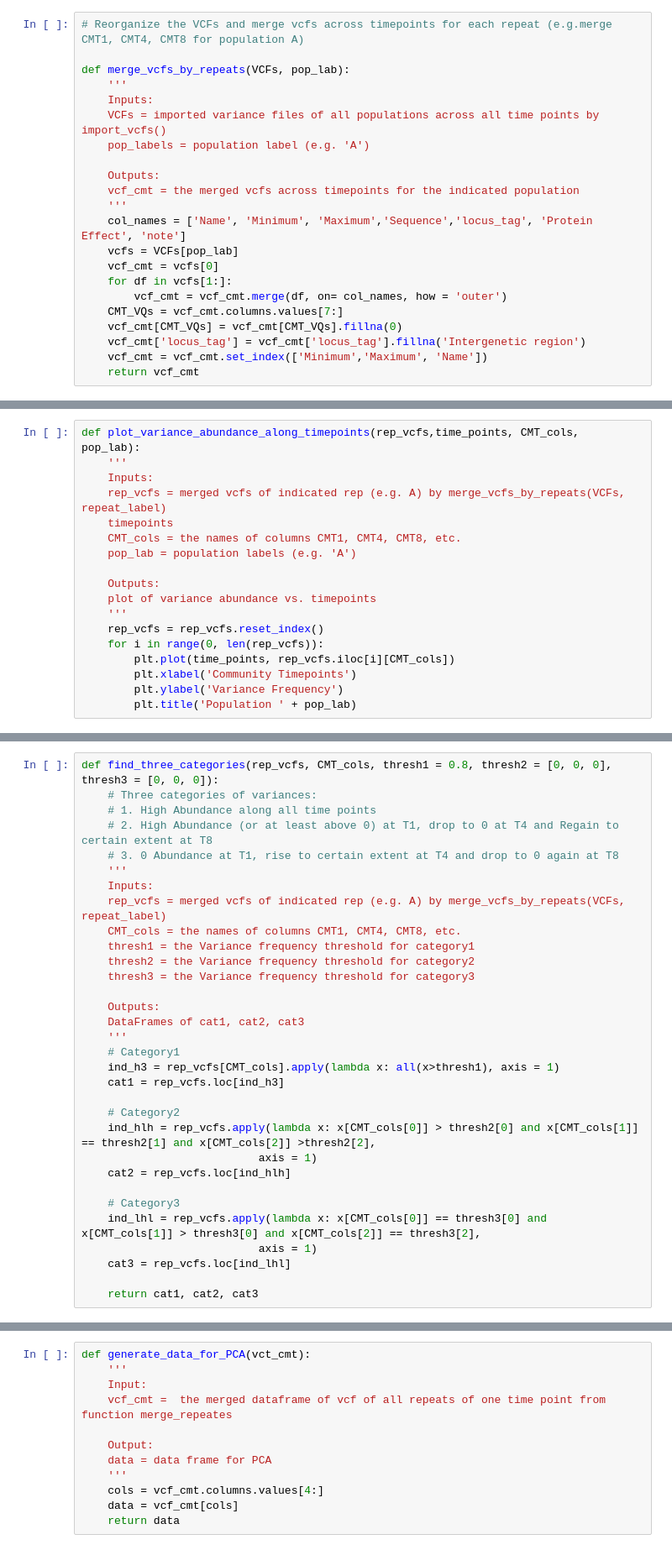
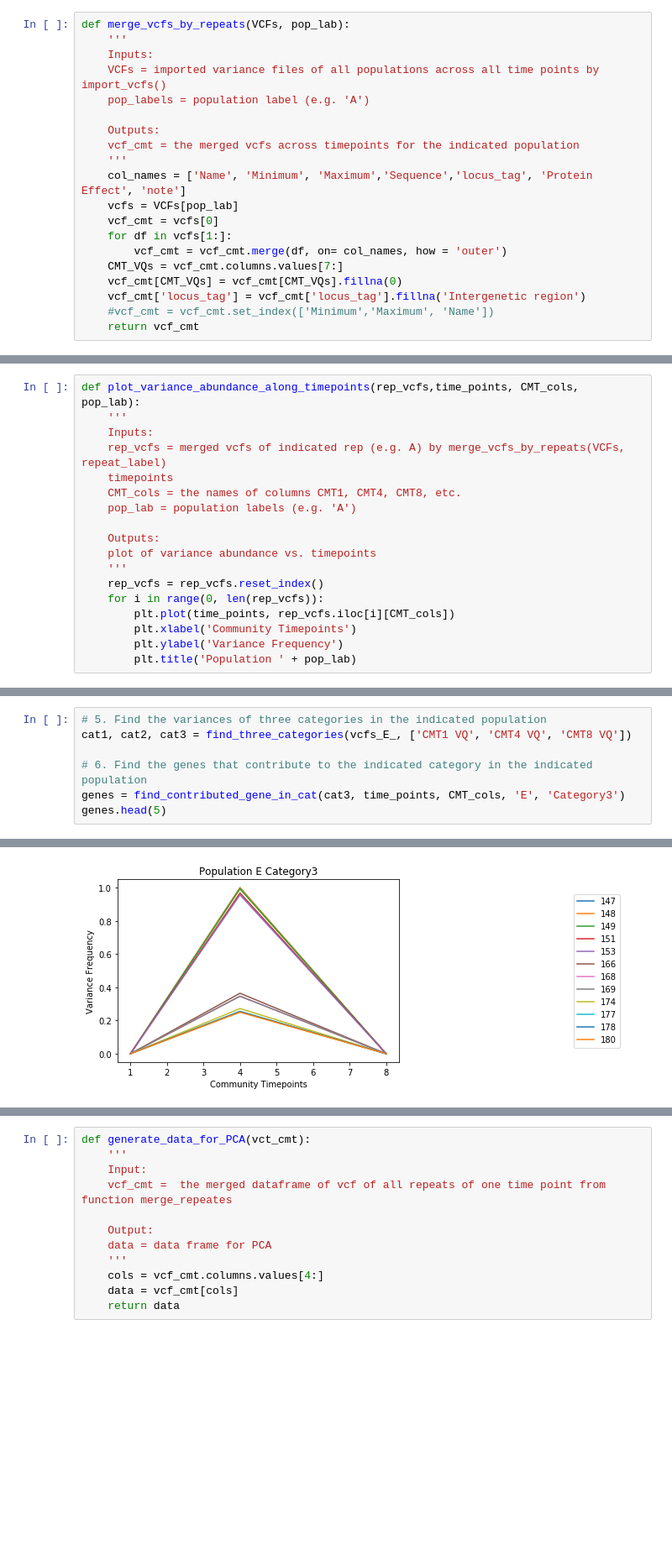
Before and after one commit to bearnomore/Evolution-genomics, a Jupyter notebook: Community_variance_analysis_across_time_points.ipynb, the cells around one changed output, grey strips where cells are left out. Shown at 84% size. Saved outputs shown, nothing was run; the diff lists cells and outputs as text; blank space fills up the shorter version.

Commit message:
Update the analysis codes for community populations across timepoints

```diff
--- a/Community_variance_analysis_across_time_points.ipynb
+++ b/Community_variance_analysis_across_time_points.ipynb
@@ -41,6 +39,4 @@ VCFs = import_vcfs(file_path, folders, pop_labels, select_col_names)
 # %%
-# Reorganize the VCFs and merge vcfs across timepoints for each repeat (e.g.merge CMT1, CMT4, CMT8 for population A)
-
 def merge_vcfs_by_repeats(VCFs, pop_lab):
     '''
     Inputs:
@@ -58,5 +54,5 @@ def merge_vcfs_by_repeats(VCFs, pop_lab):
     CMT_VQs = vcf_cmt.columns.values[7:]
     vcf_cmt[CMT_VQs] = vcf_cmt[CMT_VQs].fillna(0)
     vcf_cmt['locus_tag'] = vcf_cmt['locus_tag'].fillna('Intergenetic region')
-    vcf_cmt = vcf_cmt.set_index(['Minimum','Maximum', 'Name'])
+    #vcf_cmt = vcf_cmt.set_index(['Minimum','Maximum', 'Name'])
     return vcf_cmt
@@ -98,34 +254,2 @@ plot_variance_abundance_along_timepoints(vcfs_C, time_points, CMT_cols, 'C')
 # %% [output]
 [figure]
-# %%
-def find_three_categories(rep_vcfs, CMT_cols, thresh1 = 0.8, thresh2 = [0, 0, 0], thresh3 = [0, 0, 0]):
-    # Three categories of variances:
-    # 1. High Abundance along all time points
-    # 2. High Abundance (or at least above 0) at T1, drop to 0 at T4 and Regain to certain extent at T8
-    # 3. 0 Abundance at T1, rise to certain extent at T4 and drop to 0 again at T8
-    '''
-    Inputs:
-    rep_vcfs = merged vcfs of indicated rep (e.g. A) by merge_vcfs_by_repeats(VCFs, repeat_label)
-    CMT_cols = the names of columns CMT1, CMT4, CMT8, etc.
-    thresh1 = the Variance frequency threshold for category1
-    thresh2 = the Variance frequency threshold for category2
-    thresh3 = the Variance frequency threshold for category3
-
-    Outputs:
-    DataFrames of cat1, cat2, cat3
-    '''
-    # Category1
-    ind_h3 = rep_vcfs[CMT_cols].apply(lambda x: all(x>thresh1), axis = 1)
-    cat1 = rep_vcfs.loc[ind_h3]
-
-    # Category2
-    ind_hlh = rep_vcfs.apply(lambda x: x[CMT_cols[0]] > thresh2[0] and x[CMT_cols[1]] == thresh2[1] and x[CMT_cols[2]] >thresh2[2],
-                           axis = 1)
-    cat2 = rep_vcfs.loc[ind_hlh]
-
-    # Category3
-    ind_lhl = rep_vcfs.apply(lambda x: x[CMT_cols[0]] == thresh3[0] and x[CMT_cols[1]] > thresh3[0] and x[CMT_cols[2]] == thresh3[2],
-                           axis = 1)
-    cat3 = rep_vcfs.loc[ind_lhl]
-
-    return cat1, cat2, cat3
@@ -179,0 +256,8 @@ genes
+# %%
+# 5. Find the variances of three categories in the indicated population
+cat1, cat2, cat3 = find_three_categories(vcfs_E_, ['CMT1 VQ', 'CMT4 VQ', 'CMT8 VQ'])
+
+# 6. Find the genes that contribute to the indicated category in the indicated population
+genes = find_contributed_gene_in_cat(cat3, time_points, CMT_cols, 'E', 'Category3')
+genes.head(5)
+# %% [output]
@@ -180 +270,2 @@ genes
+[figure, added]
 # %%
```
Also changed, not shown: parts of 19 cells of this notebook.
